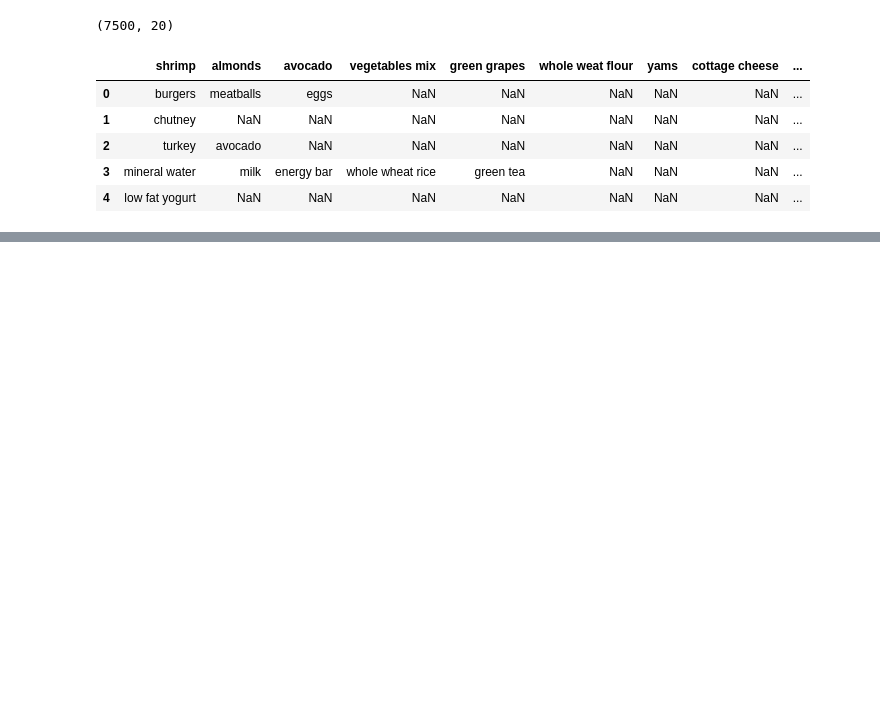
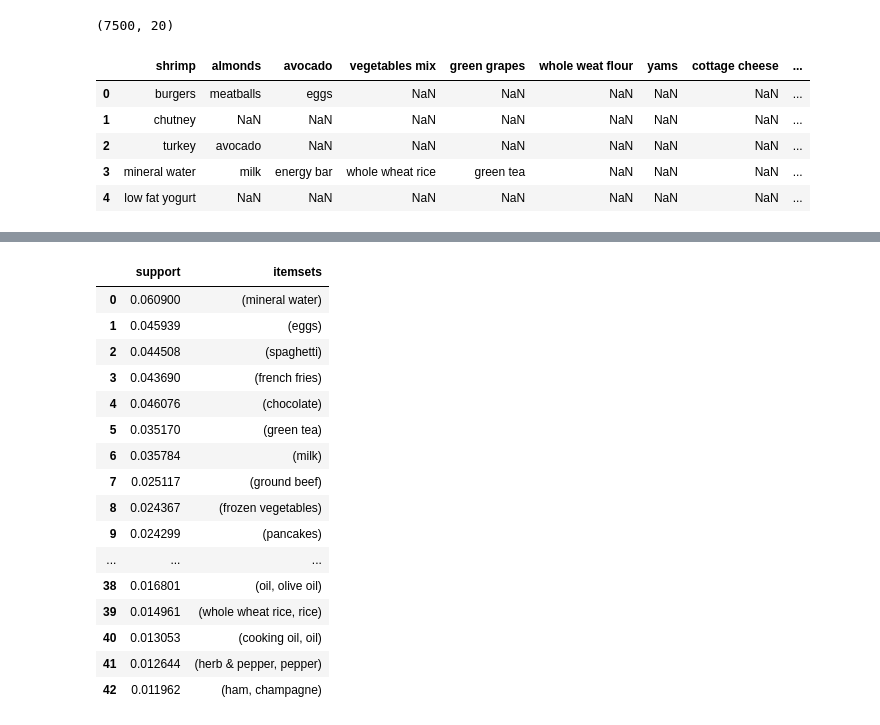
Before and after one commit to swastikbanerjee/ML_Lab, a Jupyter notebook: 2348566_Lab3.ipynb, the cells around one changed output, grey strips where cells are left out. Cells and saved outputs as stored; diff of their text form; code cells hidden in the pictures; blank space fills up the shorter version.

```diff
--- a/2348566_Lab3.ipynb
+++ b/2348566_Lab3.ipynb
@@ -31,0 +117,21 @@ print(data_list)
+# %%
+frequent_itemset = apriori(binary_matrix,min_support=0.01,use_colnames=True)
+frequent_itemset
+# %% [output]
+|  | support | itemsets |
+| 0 | 0.060900 | (mineral water) |
+| 1 | 0.045939 | (eggs) |
+| 2 | 0.044508 | (spaghetti) |
+| 3 | 0.043690 | (french fries) |
+| 4 | 0.046076 | (chocolate) |
+| 5 | 0.035170 | (green tea) |
+| 6 | 0.035784 | (milk) |
+| 7 | 0.025117 | (ground beef) |
+| 8 | 0.024367 | (frozen vegetables) |
+| 9 | 0.024299 | (pancakes) |
+| ... | ... | ... |
+| 38 | 0.016801 | (oil, olive oil) |
+| 39 | 0.014961 | (whole wheat rice, rice) |
+| 40 | 0.013053 | (cooking oil, oil) |
+| 41 | 0.012644 | (herb & pepper, pepper) |
+| 42 | 0.011962 | (ham, champagne) |
```
Also changed, not shown: parts of 11 cells of this notebook.
